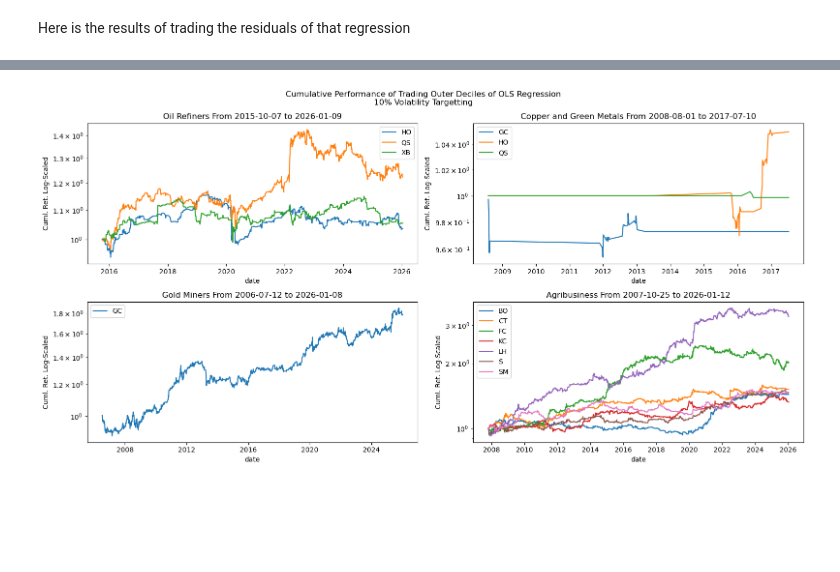
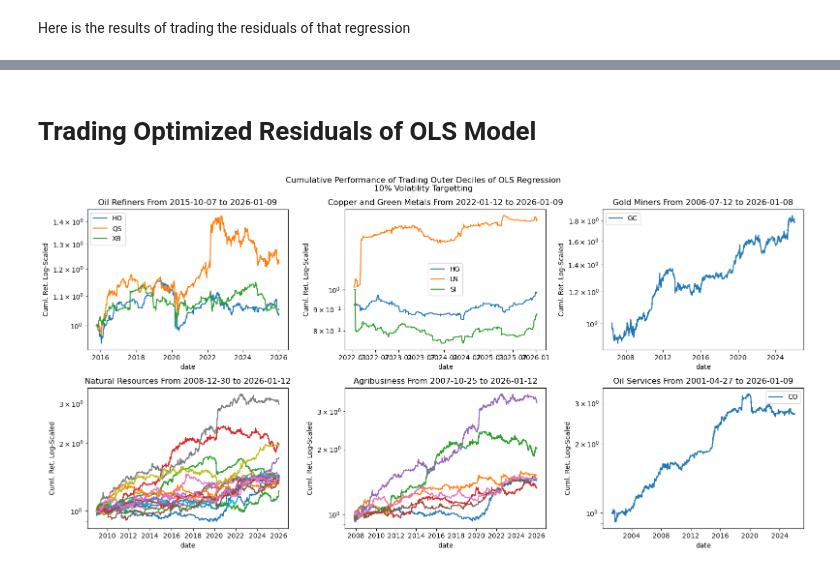
Before and after one commit to diegodalvarez/CommodityEquityAlpha, a Jupyter notebook: 1BaseModel.ipynb, the cells around one changed output, grey strips where cells are left out. Drawn from its saved outputs; the diff is of its cells as text; code cells hidden in the pictures; blank space fills up the shorter version.

```diff
--- a/1BaseModel.ipynb
+++ b/1BaseModel.ipynb
@@ -37,5 +42,5 @@ df_fut = (pd.read_parquet(
 # %%
-df_relationship = pd.read_excel(io = r"data/tickers.xlsx", sheet_name = "relationship")
+df_relationship = pd.read_excel(io = r"data/tickers.xlsx", sheet_name = "Sheet2")
 # %%
 df_ticker = (pd.read_excel(
     io         = r"data/tickers.xlsx",
@@ -196,11 +198,6 @@ Then we pass those rolling alphas into a regression against their respective com
 # %%
 df_signal_rtn = (df_signal.assign(
     signal_rtn = lambda x: -np.sign(x.lag_resid) * x.fut_rtn).
-    query("ticker != 'EMET'").
-    rename(columns = {"group_var": ""}).
-    pivot(index = "date", columns = "", values = "signal_rtn").
-    dropna().
-    apply(lambda x: x * (0.1 / (x.ewm(span = 100, adjust = False).std().shift() * np.sqrt(252)))).
-    assign(Average = lambda x: x.mean(axis = 1)))
+    rename(columns = {"group_var": ""}))
 # %% [markdown]
 Here is the results of trading the residuals of that regression
@@ -349,0 +259,24 @@ plt.tight_layout()
+# %%
+names     = df_signal_sharpe.Name.drop_duplicates().sort_values().to_list()
+const     = 2
+fig, axes = plt.subplots(ncols = 4, nrows = 2, figsize = (10 * const, 4 * const))
+
+for name, ax in zip(names, axes.flatten()):
+
+    (df_signal_sharpe.query(
+        "Name == @name").
+        set_index("fut_ticker").
+        sort_values("value").
+        drop(columns = ["Name"]).
+        plot(
+            kind   = "bar",
+            ax     = ax,
+            legend = False,
+            rot    = 0,
+            xlabel = "",
+            ylabel = "Ann. Sharpe",
+            title  = name))
+
+
+fig.suptitle("Sharpes of Portfolios Controlling for Each ETF Group using 10% Volatility Targeting (lagged)")
+plt.tight_layout()
@@ -349,0 +285,2 @@ plt.tight_layout()
+# %% [markdown]
+# Trading Optimized Residuals of OLS Model
@@ -366,7 +311,9 @@ df_opt_signal = (df_grouper[
 # %%
 df_opt_rtn = (df_signal.merge(
     right = df_opt_signal, how = "right", on = ["decile", "group_var"]).
-    assign(signal_rtn = lambda x: np.sign(x.signal) * x.fut_rtn))
+    assign(
+        Name       = lambda x: x.Name.str.replace("xa0", "").str.strip(),
+        signal_rtn = lambda x: np.sign(x.signal) * x.fut_rtn))
 # %%
 df_opt_rsk_rtn = (df_opt_rtn.pivot(
     index = "date", columns = "group_var", values = "signal_rtn").
@@ -388,32 +335,38 @@ renamer = (df_signal[
     to_dict())
 # %%
 groups    = df_opt_rsk_rtn.group.drop_duplicates().sort_values().to_list()
-fig, axes = plt.subplots(ncols = 2, nrows = 2, figsize = (16,8))
+fig, axes = plt.subplots(ncols = 3, nrows = 2, figsize = (16,8))
 
 for group, ax in zip(groups, axes.flatten()):
 
     df_tmp = (df_opt_rsk_rtn.query(
         "group == @group").
         rename(columns = {"ticker": ""}).
         query("value <= 0.4").
         pivot(index = "date", columns = "", values = "value").
         fillna(0).
         apply(lambda x: np.cumprod(1 + x)))
 
+    if len(df_tmp.columns.to_list()) > 5:
+        legend_bool = False
+    else:
+        legend_bool = True
+
     (df_tmp.
         plot(
             logy   = True,
             ax     = ax,
+            legend = legend_bool,
             ylabel = "Cuml. Ret. Log-Scaled",
             title  = "{} From {} to {}".format(
                 renamer[group],
                 df_tmp.index.min(),
                 df_tmp.index.max())))
 
 fig.suptitle("Cumulative Performance of Trading Outer Deciles of OLS Regression\n10% Volatility Targetting")
 plt.tight_layout()
 # %% [output]
-[figure, old version]
+[figure, new version]
 # %%
 df_opt_rtn_wider = (df_opt_rtn.pivot(
     index = "date", columns = "group_var", values = "signal_rtn"))
```
Also changed, not shown: parts of 30 cells of this notebook, 2 other files.
